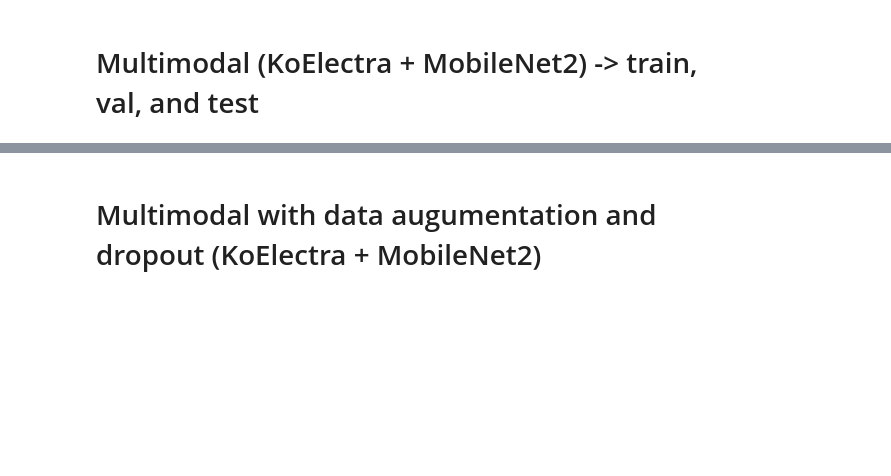
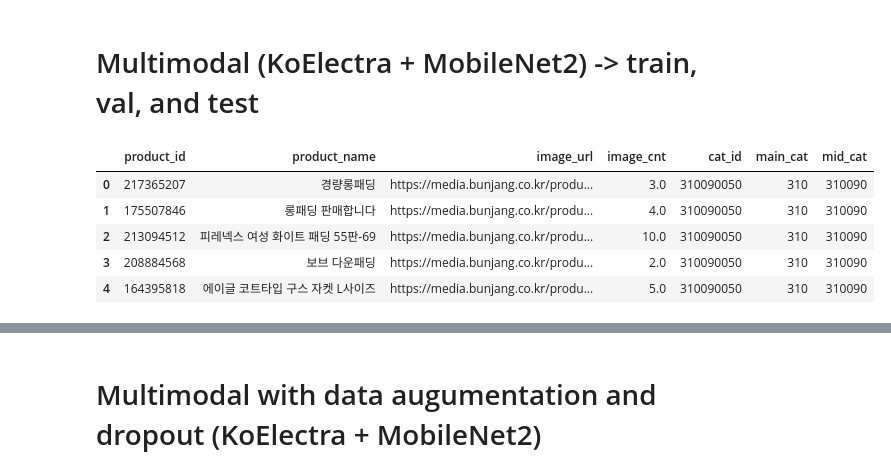
Before and after one commit to owenchoi96/kdt_ll, a Jupyter notebook: final_pjt_files/finalPJT_testing_multimodal.ipynb, the cells around one changed output, grey strips where cells are left out. Saved outputs shown, nothing was run; the diff lists cells and outputs as text; code cells hidden in the pictures; blank space fills up the shorter version.

```diff
--- a/final_pjt_files/finalPJT_testing_multimodal.ipynb
+++ b/final_pjt_files/finalPJT_testing_multimodal.ipynb
@@ -344,7 +665,17 @@ for epoch in range(num_epochs):
 !pip install Keras-Preprocessing
 # %%
 # -- 필요한 데이터 --
-pd.read_csv('/content/drive/MyDrive/')
+import pandas as pd
+
+df = pd.read_csv('/content/drive/MyDrive/bungae_df_for_multimodal')
+df.head()
+# %% [output]
+|  | product_id | product_name | image_url | image_cnt | cat_id | main_cat | mid_cat |
+| 0 | 217365207 | 경량롱패딩 | https://media.bunjang.co.kr/produ... | 3.0 | 310090050 | 310 | 310090 |
+| 1 | 175507846 | 롱패딩 판매합니다 | https://media.bunjang.co.kr/produ... | 4.0 | 310090050 | 310 | 310090 |
+| 2 | 213094512 | 피레넥스 여성 화이트 패딩 55판-69 | https://media.bunjang.co.kr/produ... | 10.0 | 310090050 | 310 | 310090 |
+| 3 | 208884568 | 보브 다운패딩 | https://media.bunjang.co.kr/produ... | 2.0 | 310090050 | 310 | 310090 |
+| 4 | 164395818 | 에이글 코트타입 구스 자켓 L사이즈 | https://media.bunjang.co.kr/produ... | 5.0 | 310090050 | 310 | 310090 |
 # %%
 from sklearn.model_selection import train_test_split
 from torch.utils.data import Dataset, DataLoader
```
Also changed, not shown: parts of 34 cells of this notebook, 2 other files.
